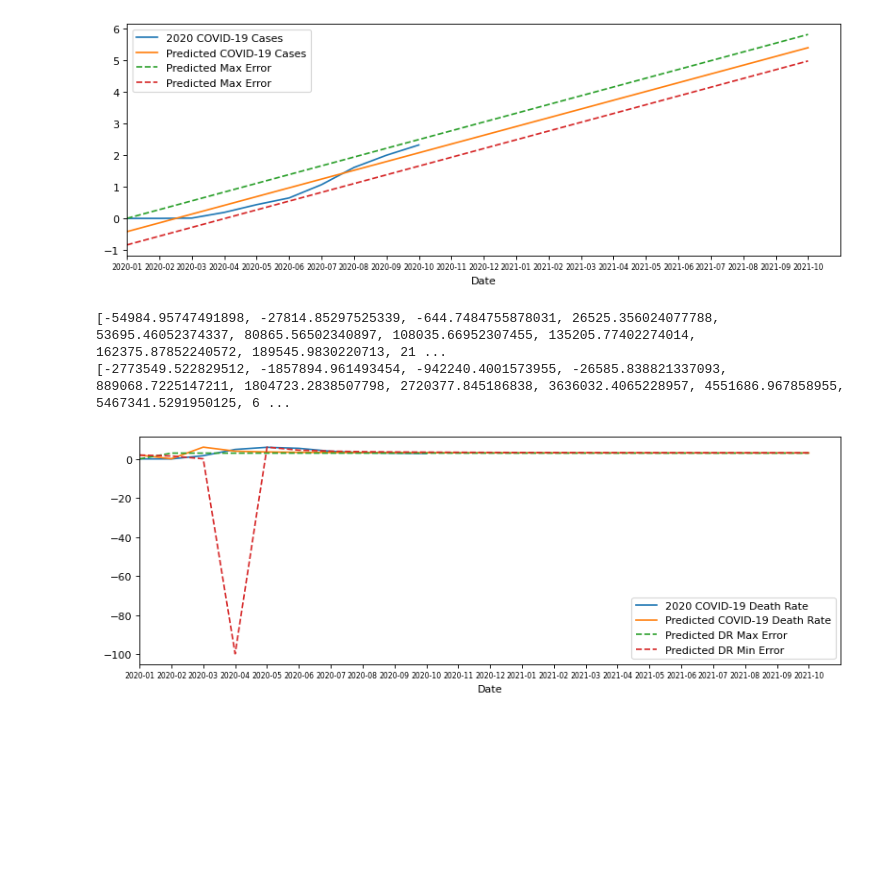
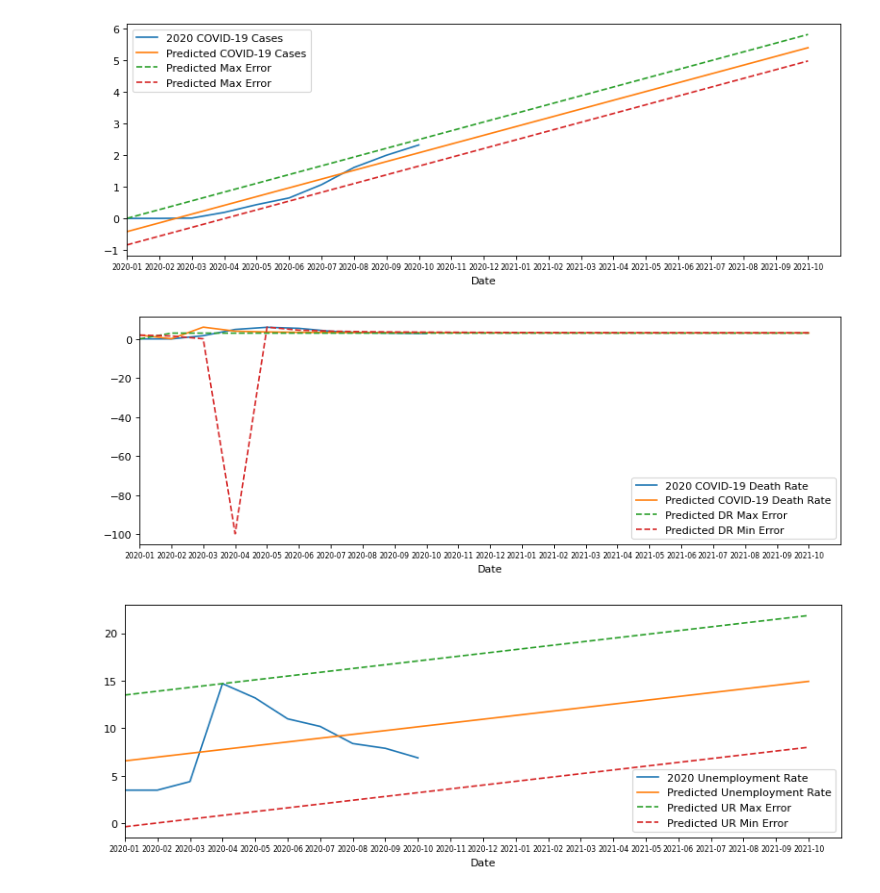
Before and after one commit to gitviviane/cisc520-project, a Jupyter notebook: cisc520-project-team4.ipynb, the cells around one changed output. Cells and saved outputs as stored; diff of their text form; code cells hidden in the pictures; blank space fills up the shorter version.

Commit message:
linear regresssion model

```diff
--- a/cisc520-project-team4.ipynb
+++ b/cisc520-project-team4.ipynb
@@ -280,10 +288,10 @@ Linear regression model Score: 0.9175637239157822
 # %%
 # train covid death
 
-date_int = []
+date_int_d = []
 for i in range(0, len(df_usa['date'])):
-    date_int.append([i])
-X_d = date_int
+    date_int_d.append([i])
+X_d = date_int_d
 y_d = df_usa['total_deaths'].tolist()[0:]
 
 start_d = 0
@@ -293,5 +301,5 @@ y_d = y_d[start_d:]
 linear_regression_d = linear_model.LinearRegression()
 linear_regression_d.fit(X_d , y_d)
 
-print("Linear regression model Score: %s" % (linear_regression.score(X_d , y_d)))
+print("Linear regression model Score: %s" % (linear_regression_d.score(X_d , y_d)))
 # %% [output]
@@ -334,6 +361,25 @@ y_pred_min_d = []
 for i in range(0, len(y_pred_lr_d)):
     y_pred_max_d.append(y_pred_lr_d[i] + error_d)
     y_pred_min_d.append(y_pred_lr_d[i] - error_d)
+# %%
+# predicting future unemployment trends
+from sklearn.metrics import max_error
+
+y_pred_u = linear_regression_u.predict(X_u)
+error_u = max_error(y_u, y_pred_u)
+
+X_test_u =[]
+months_to_pred_u = 22
+for i in range(start_u, start_u+months_to_pred_u):
+    X_test_u.append([i])
+
+y_pred_lr_u = linear_regression_u.predict(X_test_u)
+
+y_pred_max_u = []
+y_pred_min_u = []
+for i in range(0, len(y_pred_lr_u)):
+    y_pred_max_u.append(y_pred_lr_u[i] + error_u)
+    y_pred_min_u.append(y_pred_lr_u[i] - error_u)
 # %%
 # formatting date int back to date
 
@@ -409,8 +455,6 @@ for i in range(0,len(y_pred_max_d)):
     y_max_percentage_d.append(perc)
 
 y_min_percentage_d = []
-print(y_pred_min_d)
-print(y_pred_min)
 for i in range(0,len(y_pred_min_d)):
     perc = ((y_pred_min_d[i]/y_pred_min[i])*100)
     y_min_percentage_d.append(perc)
@@ -429,6 +473,22 @@ plt.tick_params(axis='x', which='major', labelsize=7)
 plt.legend()
 plt.show()
 # %% [output]
-[-54984.95747491898, -27814.85297525339, -644.7484755878031, 26525.356024077788, 53695.46052374337, 80865.56502340897, 108035.66952307455, 135205.77402274014, 162375.87852240572, 189545.9830220713, 21 ...
-[-2773549.522829512, -1857894.961493454, -942240.4001573955, -26585.838821337093, 889068.7225147211, 1804723.2838507798, 2720377.845186838, 3636032.4065228957, 4551686.967858955, 5467341.5291950125, 6 ...
 [figure]
+# %%
+# plotting predicted unemployment information
+
+fig(figsize=(12, 4), dpi=80)
+
+plt.plot(X_u, y_u, label = "2020 Unemployment Rate")
+plt.plot(X_test_u, y_pred_lr_u,label = "Predicted Unemployment Rate")
+plt.plot(X_test_u, y_pred_max_u, linestyle='dashed',label = "Predicted UR Max Error")
+plt.plot(X_test_u, y_pred_min_u, linestyle='dashed',label = "Predicted UR Min Error")
+
+plt.xlabel('Date')
+plt.xlim(start, start + months_to_pred)
+plt.xticks(x_ticks, date_prev)
+plt.tick_params(axis='x', which='major', labelsize=7)
+plt.legend()
+plt.show()
+# %% [output]
+[figure, added]
```
Also changed, not shown: parts of 4 cells of this notebook.
